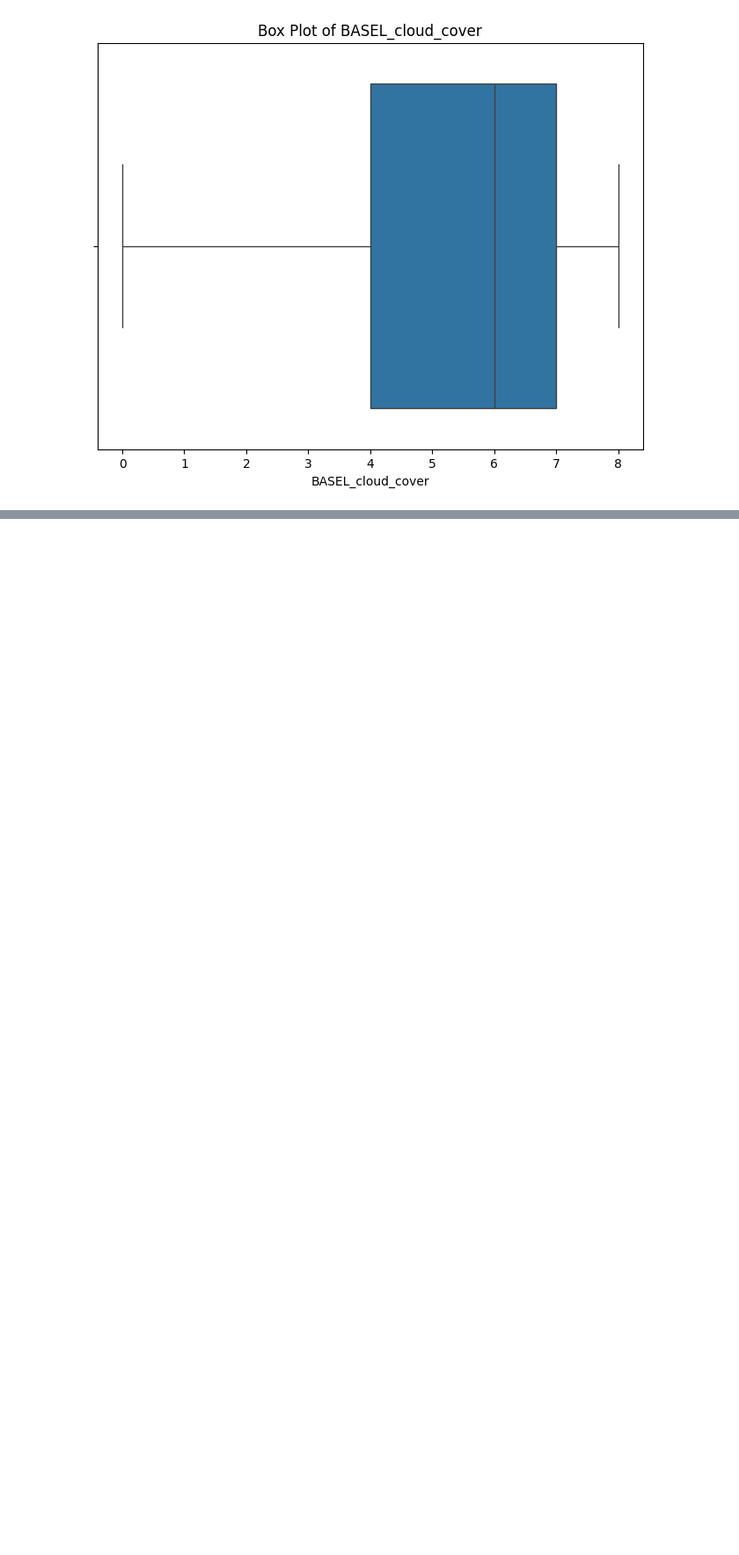
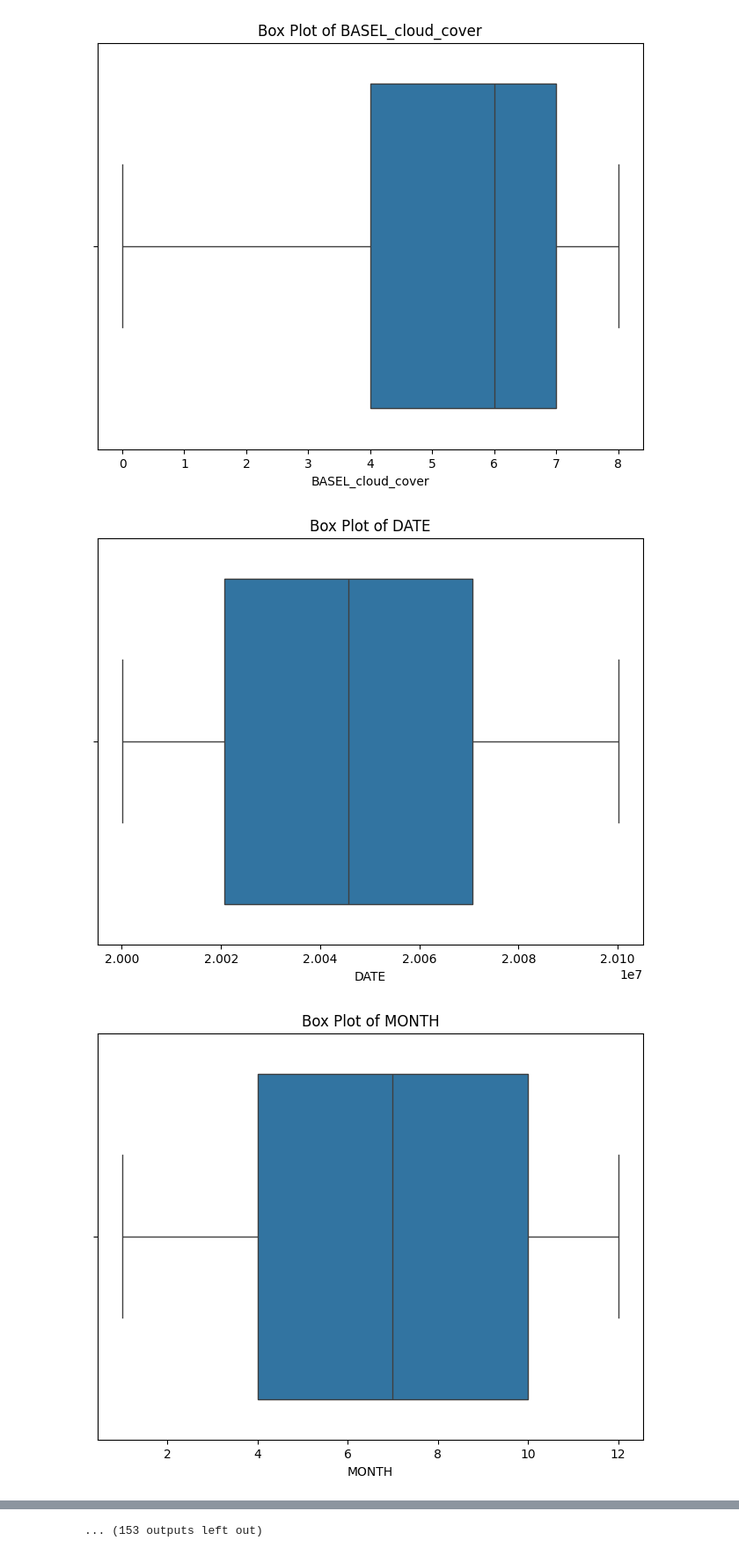
Before and after one commit to Teena539/Pythoncodes, a Jupyter notebook: Day5.ipynb, the cells around one changed output, grey strips where cells are left out. Shown at 88% size. Cells and saved outputs as stored; diff of their text form; code cells hidden in the pictures; blank space fills up the shorter version.

Commit message:
Fill missing values with mean ,median,mode And boxplot

```diff
--- a/Day5.ipynb
+++ b/Day5.ipynb
@@ -129,3 +129,12 @@ plt.title(f'Box Plot of {column_name}')
 plt.show()
 # %% [output]
 [figure]
+# %%
+for column in numerical_cols:
+    plt.figure(figsize=(8, 6))  # Adjust figure size as needed
+    sns.boxplot(x=df[column])
+    plt.title(f'Box Plot of {column}')
+    plt.show()
+# %% [output]
+[figure, added]
+[figure, added]
@@ -131,0 +151 @@ plt.show()
+... (153 outputs left out)
```
Also changed, not shown: parts of 2 cells of this notebook.
